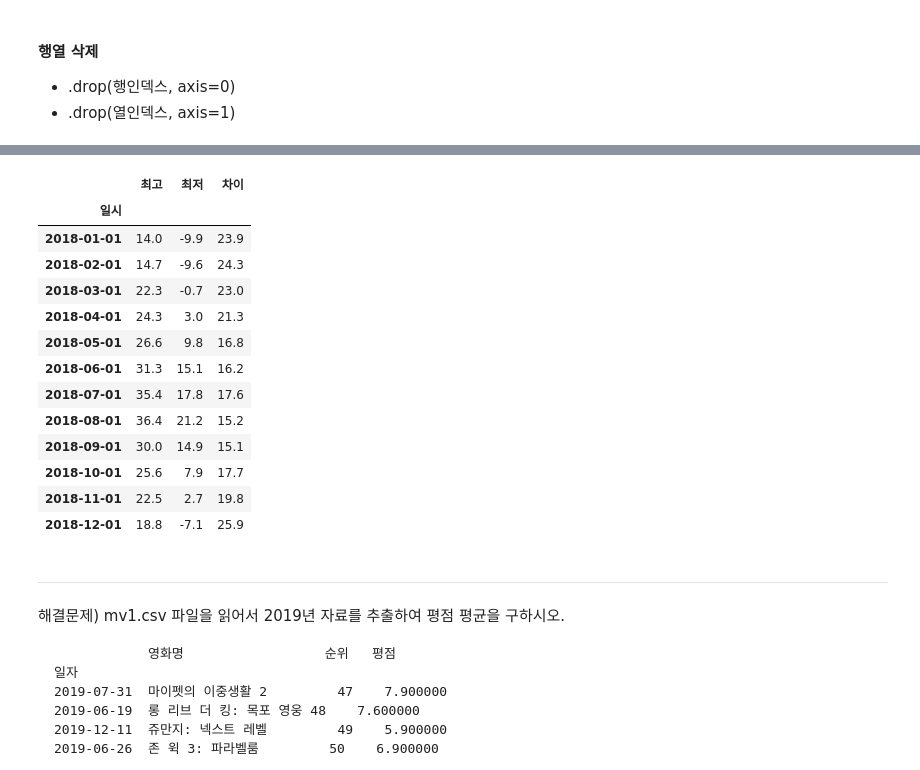
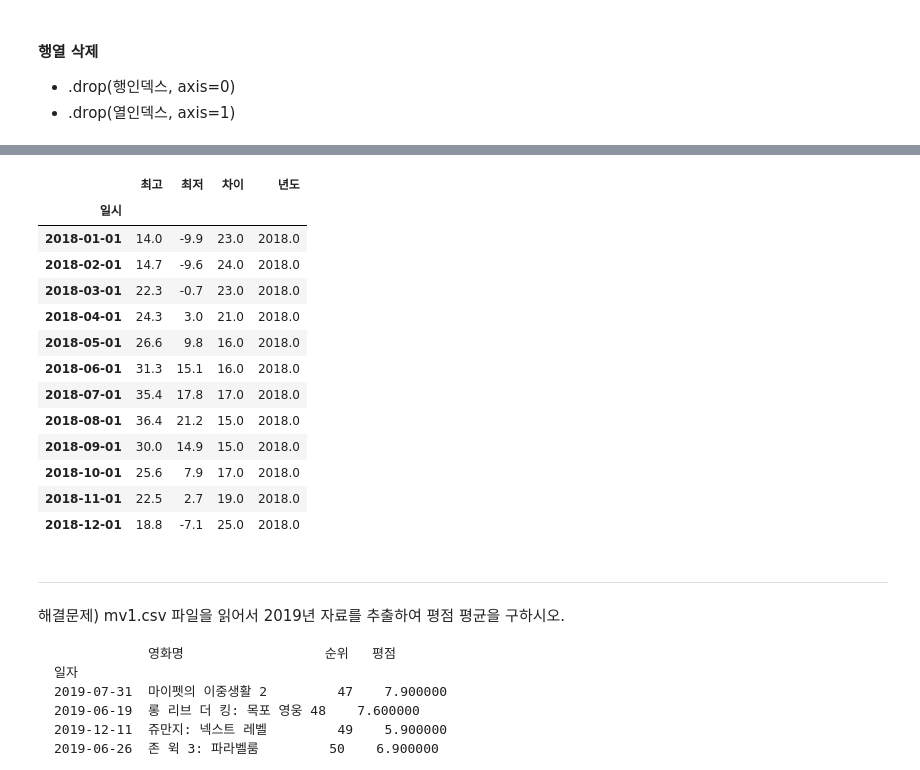
Before and after one commit to cybermin/pythonbasic, a Jupyter notebook: 04/pandas02_dataframe2.ipynb, the cells around one changed output, grey strips where cells are left out. Saved outputs shown, nothing was run; the diff lists cells and outputs as text; code cells hidden in the pictures.

```diff
--- a/04/pandas02_dataframe2.ipynb
+++ b/04/pandas02_dataframe2.ipynb
@@ -579,6 +681,6 @@ memory usage: 420.0+ bytes
 # %%
-dfbusan['일시'] = pd.to_datetime(dfbusan['일시'])
-dfbusan.info()
+df['일시'] = pd.to_datetime(df['일시'])
+df.info()
 # %% [output]
 <class 'pandas.core.frame.DataFrame'>
 RangeIndex: 12 entries, 12 to 23
@@ -724,3 +815,6 @@ df
 #### 행열 삭제
 + .drop(행인덱스, axis=0)
 + .drop(열인덱스, axis=1)
+# %%
+df = df.drop(['월','일'], axis=1)
+df
@@ -726,0 +837,3 @@ df
+# %%
+df.loc['평균', ['차이', '년도']] = 0
+df
@@ -744,0 +881,3 @@ df
+# %%
+df = df.sort_values(by = '차이')
+df
@@ -745,21 +899,21 @@ df
 # %%
-df = df.drop('평균', axis=1)
+df = df.sort_index()
 df
 # %% [output]
-|  | 최고 | 최저 | 차이 |
-| 일시 |  |  |  |
-| 2018-01-01 | 14.0 | -9.9 | 23.9 |
-| 2018-02-01 | 14.7 | -9.6 | 24.3 |
-| 2018-03-01 | 22.3 | -0.7 | 23.0 |
-| 2018-04-01 | 24.3 | 3.0 | 21.3 |
-| 2018-05-01 | 26.6 | 9.8 | 16.8 |
-| 2018-06-01 | 31.3 | 15.1 | 16.2 |
-| 2018-07-01 | 35.4 | 17.8 | 17.6 |
-| 2018-08-01 | 36.4 | 21.2 | 15.2 |
-| 2018-09-01 | 30.0 | 14.9 | 15.1 |
-| 2018-10-01 | 25.6 | 7.9 | 17.7 |
-| 2018-11-01 | 22.5 | 2.7 | 19.8 |
-| 2018-12-01 | 18.8 | -7.1 | 25.9 |
+|  | 최고 | 최저 | 차이 | 년도 |
+| 일시 |  |  |  |  |
+| 2018-01-01 | 14.0 | -9.9 | 23.0 | 2018.0 |
+| 2018-02-01 | 14.7 | -9.6 | 24.0 | 2018.0 |
+| 2018-03-01 | 22.3 | -0.7 | 23.0 | 2018.0 |
+| 2018-04-01 | 24.3 | 3.0 | 21.0 | 2018.0 |
+| 2018-05-01 | 26.6 | 9.8 | 16.0 | 2018.0 |
+| 2018-06-01 | 31.3 | 15.1 | 16.0 | 2018.0 |
+| 2018-07-01 | 35.4 | 17.8 | 17.0 | 2018.0 |
+| 2018-08-01 | 36.4 | 21.2 | 15.0 | 2018.0 |
+| 2018-09-01 | 30.0 | 14.9 | 15.0 | 2018.0 |
+| 2018-10-01 | 25.6 | 7.9 | 17.0 | 2018.0 |
+| 2018-11-01 | 22.5 | 2.7 | 19.0 | 2018.0 |
+| 2018-12-01 | 18.8 | -7.1 | 25.0 | 2018.0 |
 # %% [markdown]
 
 
```
Also changed, not shown: parts of 36 cells of this notebook.
